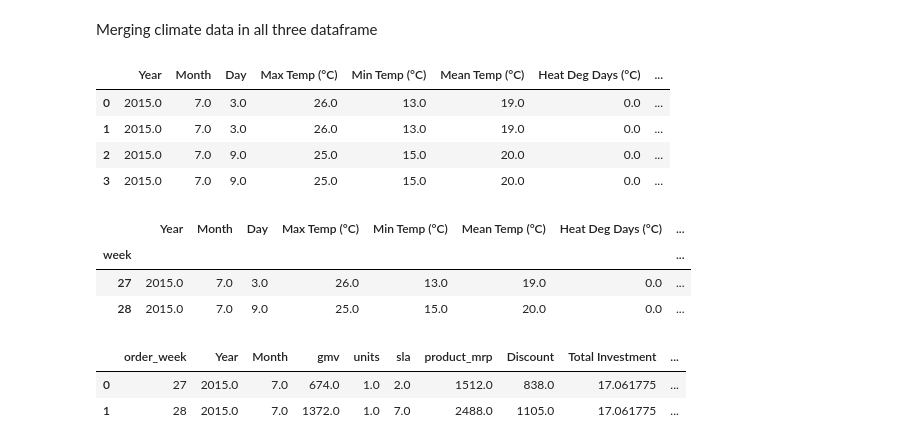
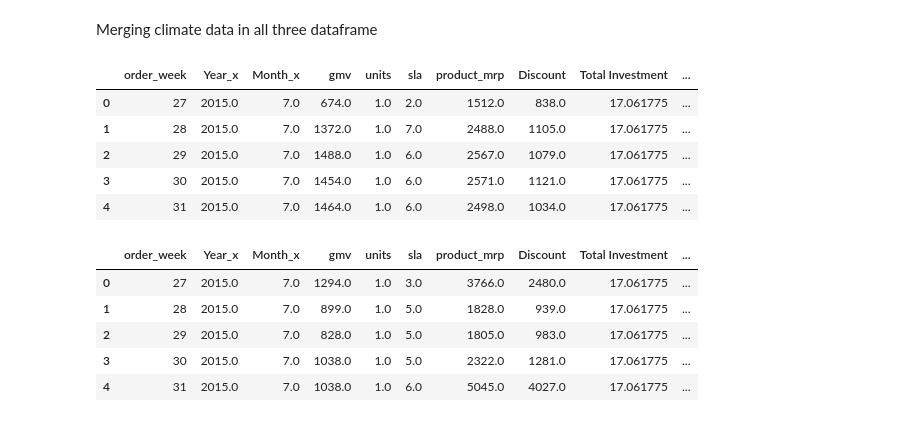
Before and after one commit to Anirudhakumar/DS-, a Jupyter notebook: Copy_of_MarketMixModeling.ipynb, the cells around one changed output. Cells and saved outputs as stored; diff of their text form; code cells hidden in the pictures.

```diff
--- a/Copy_of_MarketMixModeling.ipynb
+++ b/Copy_of_MarketMixModeling.ipynb
@@ -491,21 +489,12 @@ camdcl=gropped_climate.head(2).merge(camedia.head(2),how="inner",on=["Year","Mon
+# %%
+gropped_climate.reset_index(inplace=True)
+camdcl=camedia.merge(gropped_climate,how="inner",left_on="order_week",right_on="week")
 # %%
-camdcl
+camdcl.head()
 # %% [output]
-|  | Year | Month | Day | Max Temp (°C) | Min Temp (°C) | Mean Temp (°C) | Heat Deg Days (°C) | ... |
-| 0 | 2015.0 | 7.0 | 3.0 | 26.0 | 13.0 | 19.0 | 0.0 | ... |
-| 1 | 2015.0 | 7.0 | 3.0 | 26.0 | 13.0 | 19.0 | 0.0 | ... |
-| 2 | 2015.0 | 7.0 | 9.0 | 25.0 | 15.0 | 20.0 | 0.0 | ... |
-| 3 | 2015.0 | 7.0 | 9.0 | 25.0 | 15.0 | 20.0 | 0.0 | ... |
+|  | order_week | Year_x | Month_x | gmv | units | sla | product_mrp | Discount | Total Investment | ... |
+| 0 | 27 | 2015.0 | 7.0 | 674.0 | 1.0 | 2.0 | 1512.0 | 838.0 | 17.061775 | ... |
+| 1 | 28 | 2015.0 | 7.0 | 1372.0 | 1.0 | 7.0 | 2488.0 | 1105.0 | 17.061775 | ... |
+| 2 | 29 | 2015.0 | 7.0 | 1488.0 | 1.0 | 6.0 | 2567.0 | 1079.0 | 17.061775 | ... |
+| 3 | 30 | 2015.0 | 7.0 | 1454.0 | 1.0 | 6.0 | 2571.0 | 1121.0 | 17.061775 | ... |
+| 4 | 31 | 2015.0 | 7.0 | 1464.0 | 1.0 | 6.0 | 2498.0 | 1034.0 | 17.061775 | ... |
-# %%
-gropped_climate.head(2)
-# %% [output]
-|  | Year | Month | Day | Max Temp (°C) | Min Temp (°C) | Mean Temp (°C) | Heat Deg Days (°C) | ... |
-| week |  |  |  |  |  |  |  | ... |
-| 27 | 2015.0 | 7.0 | 3.0 | 26.0 | 13.0 | 19.0 | 0.0 | ... |
-| 28 | 2015.0 | 7.0 | 9.0 | 25.0 | 15.0 | 20.0 | 0.0 | ... |
-# %%
-camedia.head(2)
-# %% [output]
-|  | order_week | Year | Month | gmv | units | sla | product_mrp | Discount | Total Investment | ... |
-| 0 | 27 | 2015.0 | 7.0 | 674.0 | 1.0 | 2.0 | 1512.0 | 838.0 | 17.061775 | ... |
-| 1 | 28 | 2015.0 | 7.0 | 1372.0 | 1.0 | 7.0 | 2488.0 | 1105.0 | 17.061775 | ... |
@@ -511,0 +505,9 @@ camedia.head(2)
+# %%
+gamdcl.head()
+# %% [output]
+|  | order_week | Year_x | Month_x | gmv | units | sla | product_mrp | Discount | Total Investment | ... |
+| 0 | 27 | 2015.0 | 7.0 | 1294.0 | 1.0 | 3.0 | 3766.0 | 2480.0 | 17.061775 | ... |
+| 1 | 28 | 2015.0 | 7.0 | 899.0 | 1.0 | 5.0 | 1828.0 | 939.0 | 17.061775 | ... |
+| 2 | 29 | 2015.0 | 7.0 | 828.0 | 1.0 | 5.0 | 1805.0 | 983.0 | 17.061775 | ... |
+| 3 | 30 | 2015.0 | 7.0 | 1038.0 | 1.0 | 5.0 | 2322.0 | 1281.0 | 17.061775 | ... |
+| 4 | 31 | 2015.0 | 7.0 | 1038.0 | 1.0 | 6.0 | 5045.0 | 4027.0 | 17.061775 | ... |
```
Also changed, not shown: parts of 5 cells of this notebook.
